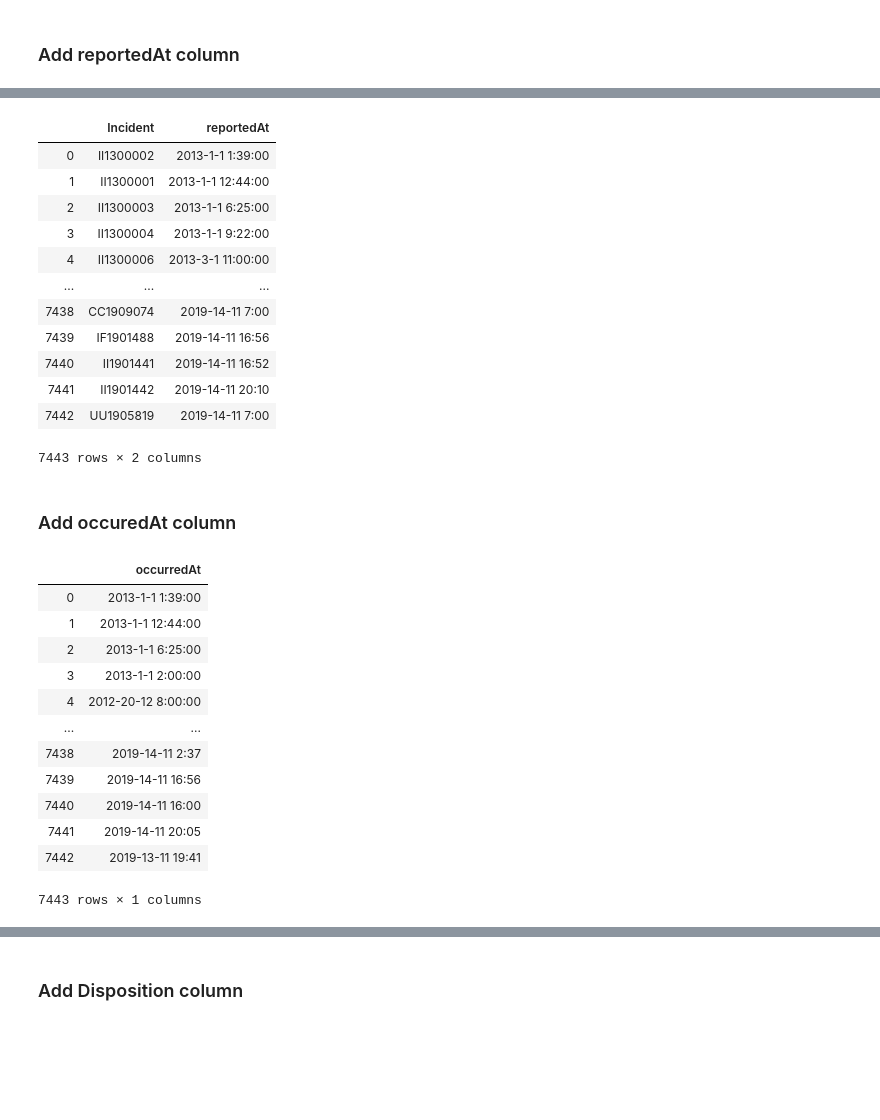
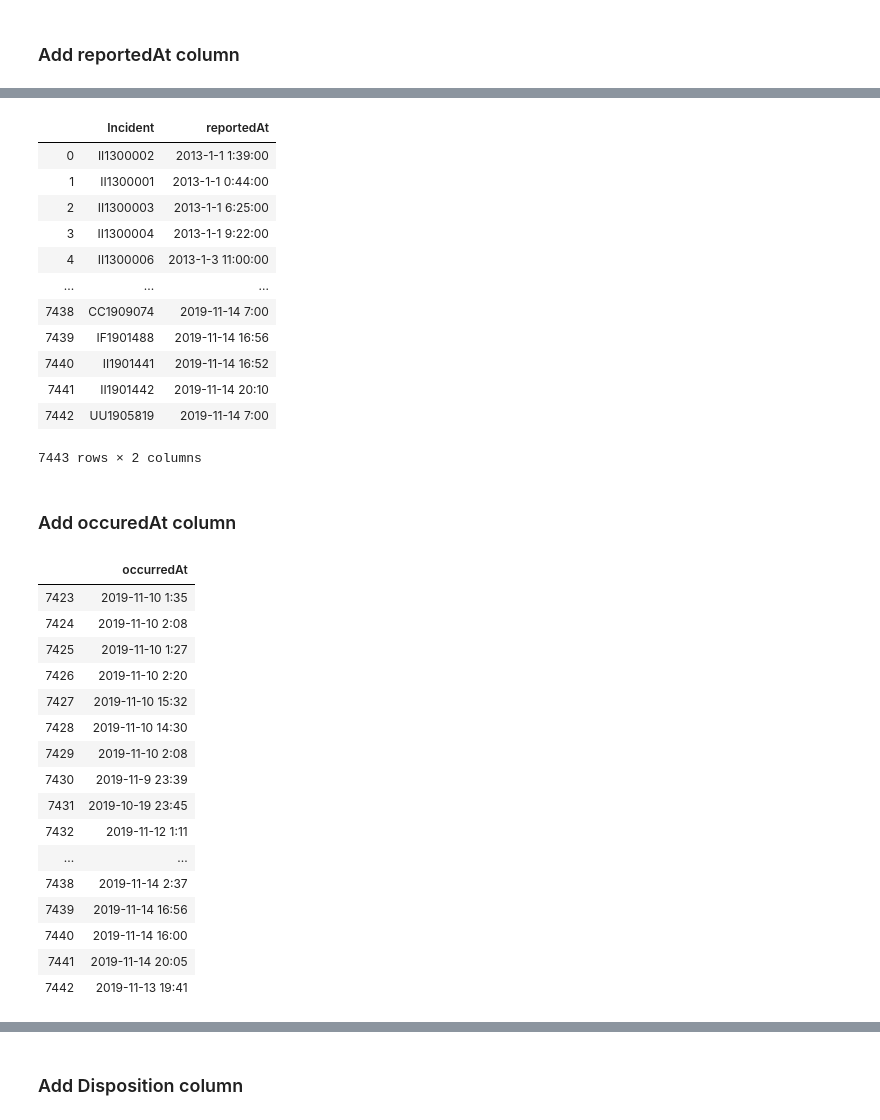
Before and after one commit to yashsaboo/CS411-Area51, a Jupyter notebook: Src/Convert_CSV/SplitOriginalDatasetInto3CSVs.ipynb, the cells around one changed output, grey strips where cells are left out. Cells and saved outputs as stored; diff of their text form; code cells hidden in the pictures; blank space fills up the shorter version.

```diff
--- a/Src/Convert_CSV/SplitOriginalDatasetInto3CSVs.ipynb
+++ b/Src/Convert_CSV/SplitOriginalDatasetInto3CSVs.ipynb
@@ -159,9 +160,3 @@ crimeDF
 7443 rows × 1 columns
 # %% [markdown]
 ### Add reportedAt column
-# %%
-def convertCSVDateToSQLDateFormat(str):
-    list = str.split("/")
-    res = "20" + list[2] + "-" + list[1] + "-" + list[0]
-    return res
-convertCSVDateToSQLDateFormat("1/1/13")
@@ -170,3 +163,16 @@ convertCSVDateToSQLDateFormat("1/1/13")
+# %%
+def convertCSVDateToSQLDateFormat(str):
+    list = str.split("/")
+    res = "20" + list[2] + "-" + list[0] + "-" + list[1]
+    return res
+
+def convertCSVTimeToSQLTimeFormat(time):
+    timeSplit = time.split(" ")
+    if(len(timeSplit)==3) and (timeSplit[1] == "p."): #am or pm
+        timeSplit[0] = str((int(timeSplit[0].split(":",1)[0])+12)%24) + ":" + timeSplit[0].split(":",1)[1]
+    if(len(timeSplit)==3) and (timeSplit[1] == "a."): #am or pm
+        timeSplit[0] = str((int(timeSplit[0].split(":",1)[0])+0)%12) + ":" + timeSplit[0].split(":",1)[1]
+    return timeSplit[0]
 # %%
 # Add reportedAt column
 reportedAt = []
@@ -175,11 +181,11 @@ for date in csvData["Date reported"]:
 
 index = 0
 for time in csvData["Time reported"]:
-    reportedAt[index] += " " + time.split(" ")[0]
+    reportedAt[index] += " " + convertCSVTimeToSQLTimeFormat(time)
     index += 1
 
 reportedAtDF = pd.DataFrame(reportedAt, columns = ['reportedAt'])
-reportedAtDF
+reportedAtDF.head(20)
 # %% [output]
 |  | reportedAt |
 | 0 | 2013-1-1 1:39:00 |
@@ -201,50 +211,54 @@ crimeDF
 # %% [output]
 |  | Incident | reportedAt |
 | 0 | II1300002 | 2013-1-1 1:39:00 |
-| 1 | II1300001 | 2013-1-1 12:44:00 |
+| 1 | II1300001 | 2013-1-1 0:44:00 |
 | 2 | II1300003 | 2013-1-1 6:25:00 |
 | 3 | II1300004 | 2013-1-1 9:22:00 |
-| 4 | II1300006 | 2013-3-1 11:00:00 |
+| 4 | II1300006 | 2013-1-3 11:00:00 |
 | ... | ... | ... |
-| 7438 | CC1909074 | 2019-14-11 7:00 |
-| 7439 | IF1901488 | 2019-14-11 16:56 |
-| 7440 | II1901441 | 2019-14-11 16:52 |
-| 7441 | II1901442 | 2019-14-11 20:10 |
-| 7442 | UU1905819 | 2019-14-11 7:00 |
+| 7438 | CC1909074 | 2019-11-14 7:00 |
+| 7439 | IF1901488 | 2019-11-14 16:56 |
+| 7440 | II1901441 | 2019-11-14 16:52 |
+| 7441 | II1901442 | 2019-11-14 20:10 |
+| 7442 | UU1905819 | 2019-11-14 7:00 |
 7443 rows × 2 columns
 # %% [markdown]
 ### Add occuredAt column
 # %%
 # Add occuredAt column
 # print(csvData.isnull())
 
 occurredAt = []
 for date in csvData["Date occurred"]:
 #     print(date)
 #     print(type(date))
     occurredAt.append(convertCSVDateToSQLDateFormat(date))
 
 index = 0
 for time in csvData["Time occurred"]:
-    occurredAt[index] += " " + time.split(" ")[0]
+    occurredAt[index] += " " + convertCSVTimeToSQLTimeFormat(time)
     index += 1
 
 occurredAtDF = pd.DataFrame(occurredAt, columns = ['occurredAt'])
-occurredAtDF
+occurredAtDF.tail(20)
 # %% [output]
 |  | occurredAt |
-| 0 | 2013-1-1 1:39:00 |
-| 1 | 2013-1-1 12:44:00 |
-| 2 | 2013-1-1 6:25:00 |
-| 3 | 2013-1-1 2:00:00 |
-| 4 | 2012-20-12 8:00:00 |
+| 7423 | 2019-11-10 1:35 |
+| 7424 | 2019-11-10 2:08 |
+| 7425 | 2019-11-10 1:27 |
+| 7426 | 2019-11-10 2:20 |
+| 7427 | 2019-11-10 15:32 |
+| 7428 | 2019-11-10 14:30 |
+| 7429 | 2019-11-10 2:08 |
+| 7430 | 2019-11-9 23:39 |
+| 7431 | 2019-10-19 23:45 |
+| 7432 | 2019-11-12 1:11 |
 | ... | ... |
-| 7438 | 2019-14-11 2:37 |
-| 7439 | 2019-14-11 16:56 |
-| 7440 | 2019-14-11 16:00 |
-| 7441 | 2019-14-11 20:05 |
-| 7442 | 2019-13-11 19:41 |
+| 7438 | 2019-11-14 2:37 |
+| 7439 | 2019-11-14 16:56 |
+| 7440 | 2019-11-14 16:00 |
+| 7441 | 2019-11-14 20:05 |
+| 7442 | 2019-11-13 19:41 |
-7443 rows × 1 columns
 # %%
 #Combine it with crimeDF
 crimeDF = pd.concat([crimeDF,occurredAtDF], axis=1)
```
Also changed, not shown: parts of 10 cells of this notebook, 7 other files.
